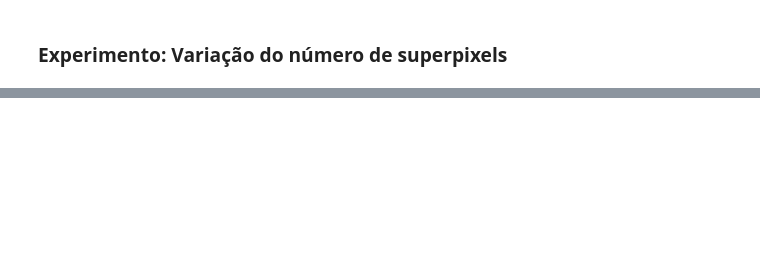
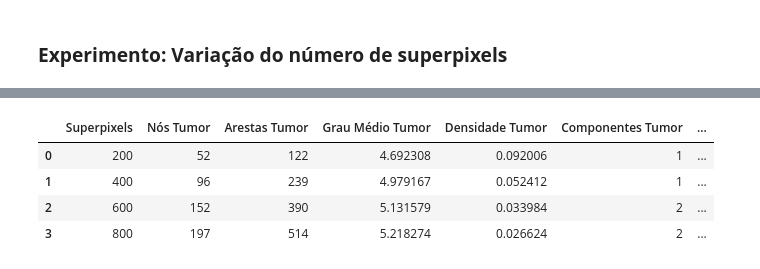
Before and after one commit to gab-rielly/superpixel-graph-brain-tumor, a Jupyter notebook: code.ipynb, the cells around one changed output, grey strips where cells are left out. Cells and saved outputs as stored; diff of their text form; code cells hidden in the pictures; blank space fills up the shorter version.

```diff
--- a/code.ipynb
+++ b/code.ipynb
@@ -486,0 +319,33 @@ df_subgrafos
+# %%
+resultados_subgrafos = []
+
+for n_seg in lista_superpixels:
+
+    G = experimentos[n_seg]["grafo"]
+    labels = experimentos[n_seg]["labels"]
+
+    subgrafos = criar_subgrafos(G, labels)
+
+    G_tumor = subgrafos["tumor"]
+    G_normal = subgrafos["normal"]
+
+    mt = metricas_subgrafo(G_tumor)
+    mn = metricas_subgrafo(G_normal)
+
+    resultados_subgrafos.append({
+        "Superpixels": n_seg,
+
+        # TUMOR
+        "Nós Tumor": mt["nós"],
+        "Arestas Tumor": mt["arestas"],
+        "Grau Médio Tumor": mt["grau_médio"],
+        "Densidade Tumor": mt["densidade"],
+        "Componentes Tumor": mt["componentes"],
+
+        # NORMAL
+        "Nós Normal": mn["nós"],
+        "Arestas Normal": mn["arestas"],
+        "Grau Médio Normal": mn["grau_médio"],
+        "Densidade Normal": mn["densidade"],
+        "Componentes Normal": mn["componentes"],
+    })
@@ -486,0 +426,9 @@ df_subgrafos
+# %%
+df_subgrafos = pd.DataFrame(resultados_subgrafos)
+df_subgrafos
+# %% [output]
+|  | Superpixels | Nós Tumor | Arestas Tumor | Grau Médio Tumor | Densidade Tumor | Componentes Tumor | ... |
+| 0 | 200 | 52 | 122 | 4.692308 | 0.092006 | 1 | ... |
+| 1 | 400 | 96 | 239 | 4.979167 | 0.052412 | 1 | ... |
+| 2 | 600 | 152 | 390 | 5.131579 | 0.033984 | 2 | ... |
+| 3 | 800 | 197 | 514 | 5.218274 | 0.026624 | 2 | ... |
```
Also changed, not shown: parts of 18 cells of this notebook.
